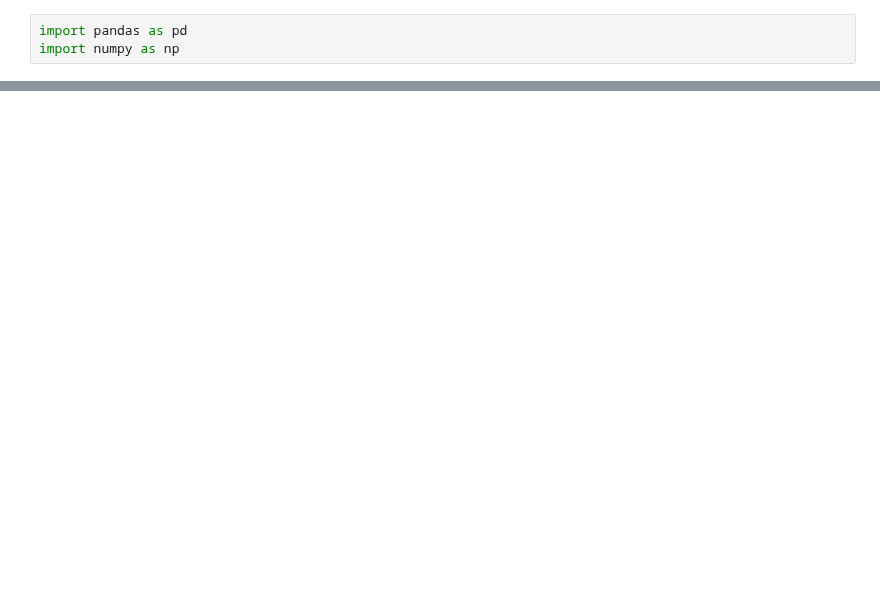
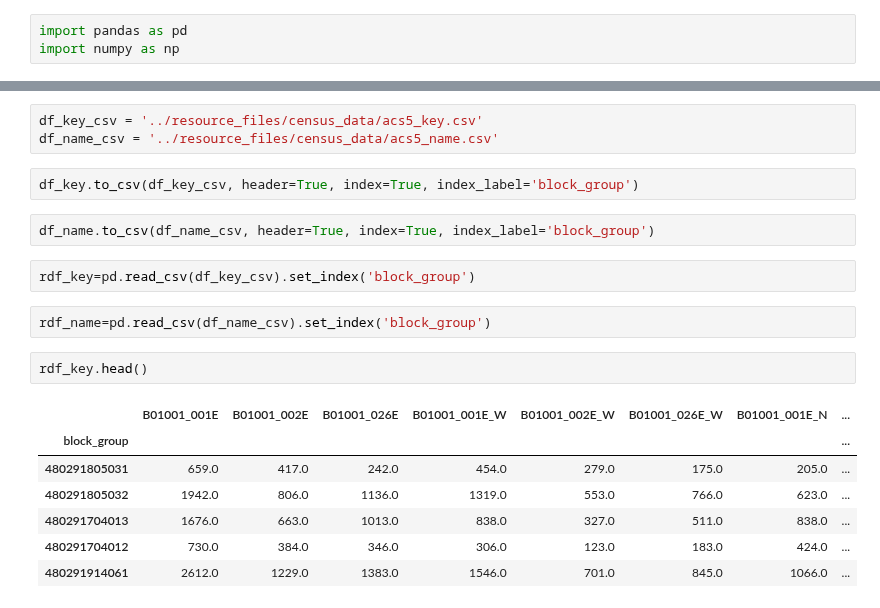
Before and after one commit to get-on-the-bus/via-project, a Jupyter notebook: kevin/acs5_census_block_merged.ipynb, the cells around one changed output, grey strips where cells are left out. Drawn from its saved outputs; the diff is of its cells as text; blank space fills up the shorter version.

```diff
--- a/kevin/acs5_census_block_merged.ipynb
+++ b/kevin/acs5_census_block_merged.ipynb
@@ -368,0 +206,21 @@ df_master.head()
+# %%
+df_key_csv = '../resource_files/census_data/acs5_key.csv'
+df_name_csv = '../resource_files/census_data/acs5_name.csv'
+# %%
+df_key.to_csv(df_key_csv, header=True, index=True, index_label='block_group')
+# %%
+df_name.to_csv(df_name_csv, header=True, index=True, index_label='block_group')
+# %%
+rdf_key=pd.read_csv(df_key_csv).set_index('block_group')
+# %%
+rdf_name=pd.read_csv(df_name_csv).set_index('block_group')
+# %%
+rdf_key.head()
+# %% [output]
+|  | B01001_001E | B01001_002E | B01001_026E | B01001_001E_W | B01001_002E_W | B01001_026E_W | B01001_001E_N | ... |
+| block_group |  |  |  |  |  |  |  | ... |
+| 480291805031 | 659.0 | 417.0 | 242.0 | 454.0 | 279.0 | 175.0 | 205.0 | ... |
+| 480291805032 | 1942.0 | 806.0 | 1136.0 | 1319.0 | 553.0 | 766.0 | 623.0 | ... |
+| 480291704013 | 1676.0 | 663.0 | 1013.0 | 838.0 | 327.0 | 511.0 | 838.0 | ... |
+| 480291704012 | 730.0 | 384.0 | 346.0 | 306.0 | 123.0 | 183.0 | 424.0 | ... |
+| 480291914061 | 2612.0 | 1229.0 | 1383.0 | 1546.0 | 701.0 | 845.0 | 1066.0 | ... |
```
Also changed, not shown: parts of 60 cells of this notebook, 4 other files.
